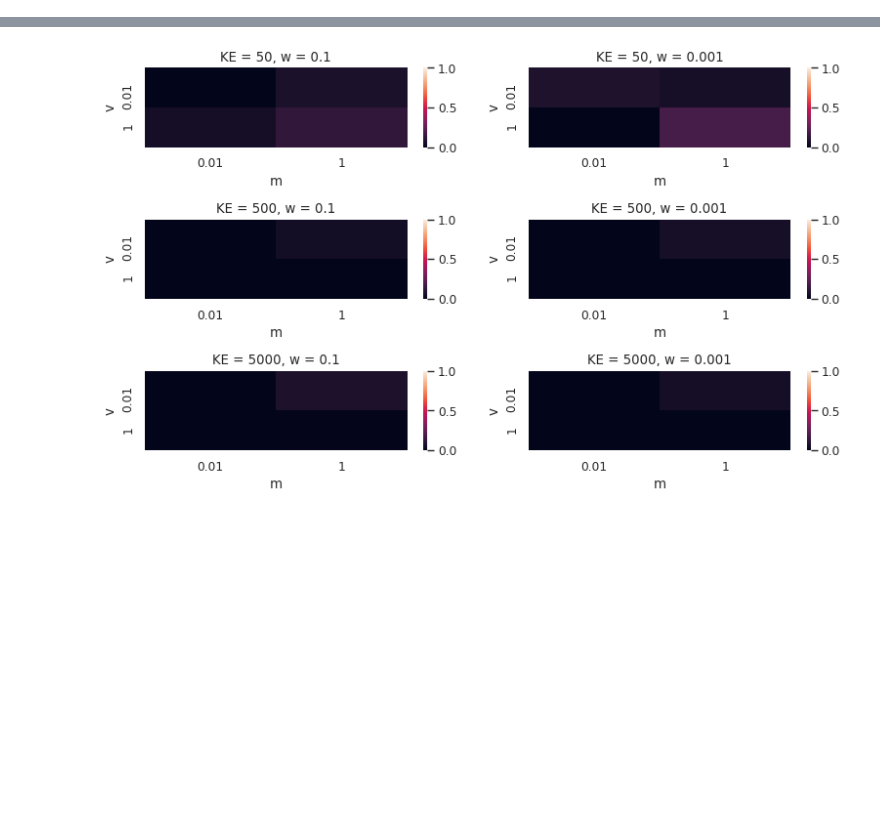
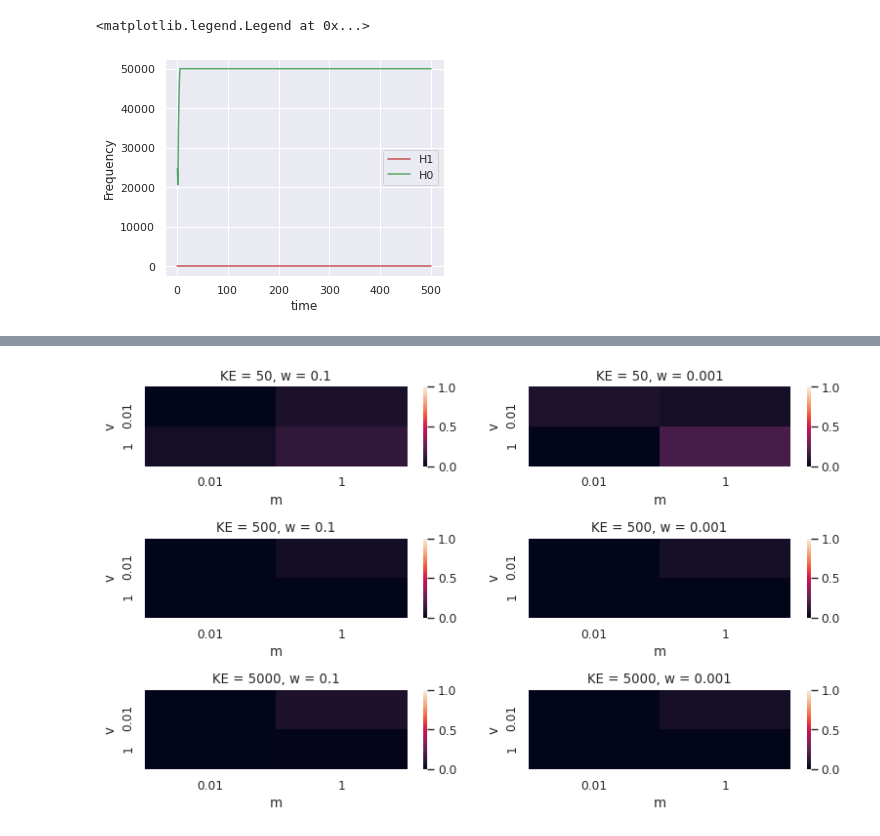
Before and after one commit to sultannazir/microbe-driven-migration-model, a Jupyter notebook: MD_evo_migration.ipynb, the cells around one changed output, grey strips where cells are left out. Drawn from its saved outputs; the diff is of its cells as text; code cells hidden in the pictures; blank space fills up the shorter version.

```diff
--- a/MD_evo_migration.ipynb
+++ b/MD_evo_migration.ipynb
@@ -422,3 +314,18 @@ plt.tight_layout()
+# %%
+xval = np.arange(0, 1, 0.25)
+ticks = np.arange(0,20,5)
+xs = np.linspace(1,Parameters['sim_time'],Parameters['sim_time'])
+
+plt.figure(figsize=(5,4))
+
+plt.plot(xs, dat0['H1'], 'r', label='H1')
+plt.plot(xs, dat0['H0'], 'g', label='H0')
+plt.xlabel('time')
+plt.ylabel('Frequency')
+plt.legend()
+# %% [output]
+<matplotlib.legend.Legend at 0x...>
+[figure, added]
 # %%
 def buildmehist(i=int):
     iv = min(i*2, len(dat0.index) - 1)
```
Also changed, not shown: parts of 7 cells of this notebook, 2 other files.
